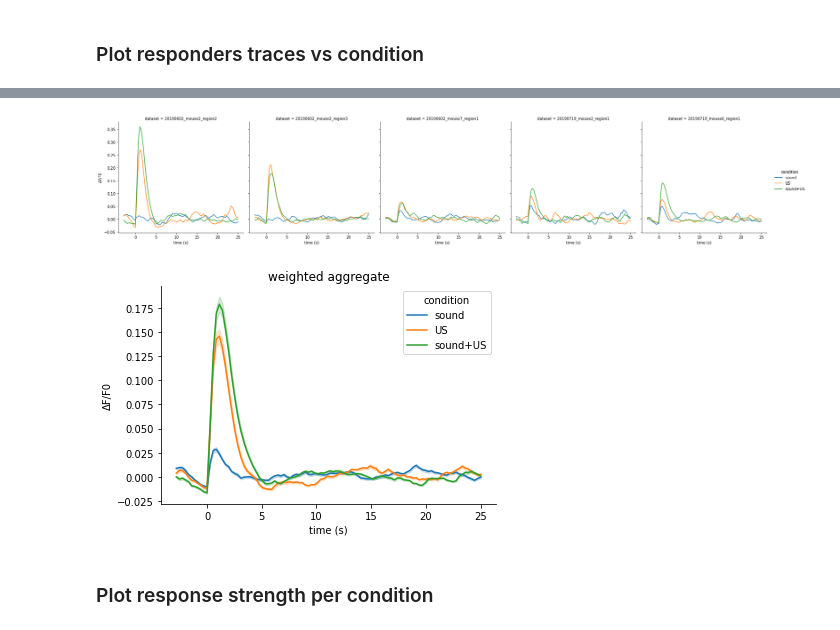
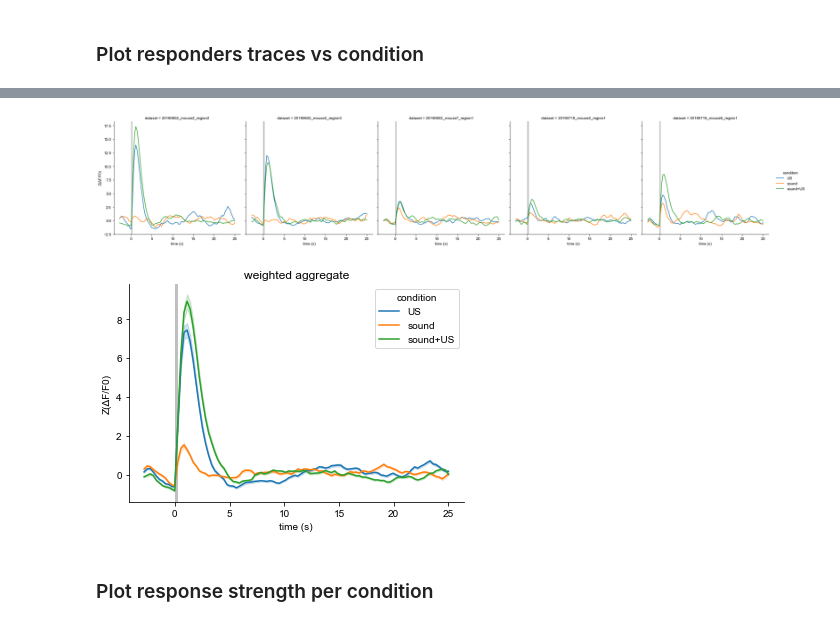
Before and after one commit to shohamlab/usnm2p, a Jupyter notebook: buzzer_analysis.ipynb, the cells around one changed output, grey strips where cells are left out. Drawn from its saved outputs; the diff is of its cells as text; code cells hidden in the pictures.

```diff
--- a/buzzer_analysis.ipynb
+++ b/buzzer_analysis.ipynb
@@ -77,6 +77,8 @@ figs['dataset_info'] = plot_table({
     'baseline quantile filter length': f'{baseline_wquantile} s',
     'baseline evaluation quantile': baseline_quantile_str,
     'baseline gaussian filter length': f'{baseline_wsmoothing} s',
-    'classification variable': ykey_classification
+    'aggregation method': trial_aggfunc.__name__,
+    'classification variable': ykey_classification,
+    'classification type': f"{'' if directional else 'non '}directional"
     }, title='Buzzer analysis', aspect=1.5)
 # %% [output]
@@ -130,8 +132,8 @@ trialagg_timeseries, _, trialagg_stats, _, ROI_masks, map_ops = extract_from_bat
 # Create conditions column with better names
 ckey = 'condition'
 condkeys_map = {
+    'tus': 'US',
     'sound': 'sound',
-    'tus': 'US',
     'sound_tus': 'sound+US'
 }
 trialagg_stats[ckey] = trialagg_stats[Label.SUFFIX].map(condkeys_map)
@@ -163,13 +165,23 @@ logstr = "\n".join(logstr)
 logger.info(f'cell breakdown:\n{logstr}')
 
 # Add roistats to stats
-trialagg_stats = expand_and_add(roistats, trialagg_stats.copy())
+trialagg_stats = free_expand_and_add(roistats, trialagg_stats.copy())
+# trialagg_stats = expand_and_add(roistats, trialagg_stats.copy())
 
 # Plot cell count breakdown
 figs['rtype dist per mousereg'] = plot_cellcounts(trialagg_stats, title=mouseline)
+
 # Plot cell maps
-figs['cellmaps'] = plot_cell_maps(
-    ROI_masks, trialagg_stats, map_ops, title=mouseline, refkey='Vcorr', mode='contour')
+figs['cellmaps'] = plot_fields_of_view(
+    map_ops,
+    refkey='Vmap0',  #'Vcorr',
+    Fstats=trialagg_stats,
+    ROI_masks=ROI_masks,
+    title=mouseline,
+    mode='contour',
+    hue=None,
+    qmax=0.99,
+)
 
 # # Restrict analysis to positive responders
 # logger.info('restricting dataset to positive responders only...')
@@ -199,12 +212,18 @@ pltdata = add_time_to_table(pltdata, fps=fps)
 # Plot parameters
 palette = None
 ci = None
+ykey = ykey_classification
+
+# Stimulus bounds (in seconds)
+stim_tbounds = (0, get_singleton(trialagg_stats, Label.DUR))
 
 # Plot response traces vs. offset for each dataset
 logger.info('plotting responders traces across conditions & datasets...')
 fg = sns.relplot(
-    data=pltdata, x=Label.TIME, y=Label.DFF, kind='line',
+    data=pltdata, x=Label.TIME, y=ykey, kind='line',
     hue=ckey, col=Label.DATASET, ci=ci, hue_order=condkeys_map.values())
+for ax in fg.axes.ravel():
+    ax.axvspan(*stim_tbounds, color='silver')
 figs['traces_vs_offset_per_dataset'] = fg.figure
 
 # Plot weighted aggregate response traces vs. offset
@@ -213,6 +232,7 @@ figs['traces_vs_offset_agg'], ax = plt.subplots()
 sns.despine(ax=ax)
 ax.set_title('weighted aggregate')
 sns.lineplot(
-    data=pltdata, x=Label.TIME, y=Label.DFF, ax=ax,
-    hue=ckey, ci=CI, hue_order=condkeys_map.values());
+    data=pltdata, x=Label.TIME, y=ykey, ax=ax,
+    hue=ckey, ci=CI, hue_order=condkeys_map.values())
+ax.axvspan(*stim_tbounds, color='silver');
 # %% [output]
@@ -223,5 +243,5 @@ sns.lineplot(
-[figure, old version]
+[figure, new version]
-[figure, old version]
+[figure, new version]
 # %% [markdown]
 ### Plot response strength per condition
 # %%
```
Also changed, not shown: parts of 8 cells of this notebook, 3 other files.
